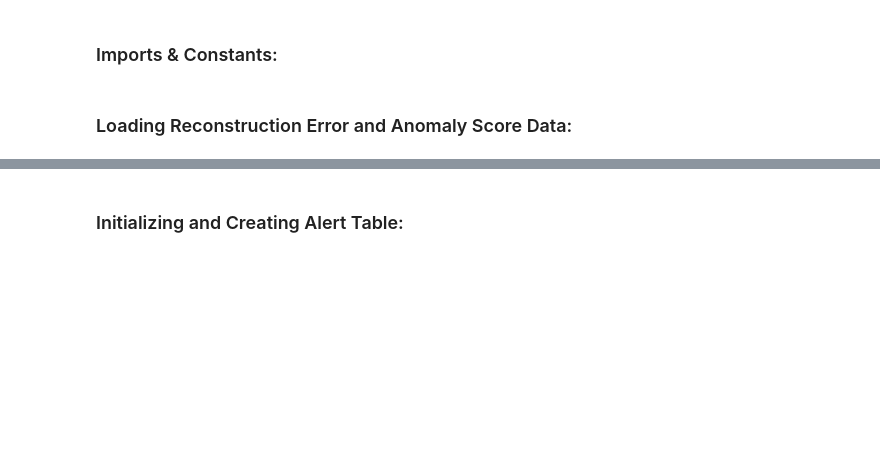
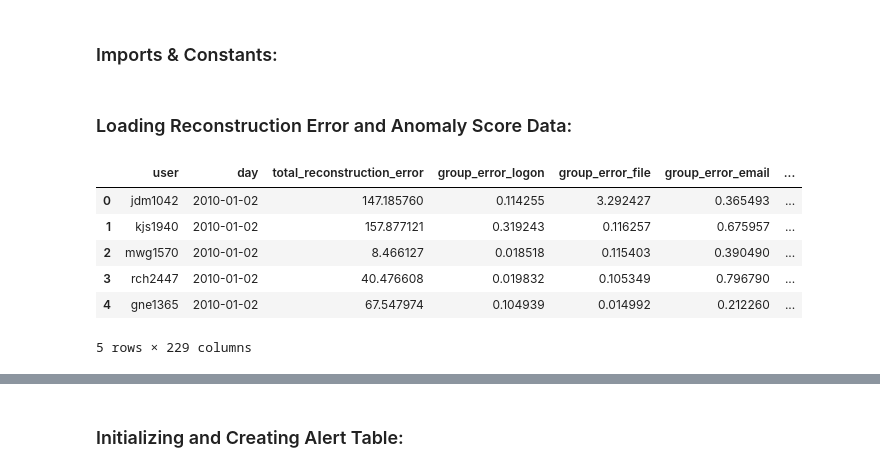
Before and after one commit to Aaron-Loera/Insider-Threat-Detection, a Jupyter notebook: Alert_Object_Builder.ipynb, the cells around one changed output, grey strips where cells are left out. Saved outputs shown, nothing was run; the diff lists cells and outputs as text; code cells hidden in the pictures; blank space fills up the shorter version.

```diff
--- a/Alert_Object_Builder.ipynb
+++ b/Alert_Object_Builder.ipynb
@@ -18,6 +18,15 @@ AGG_CASE_PATH = f"cases_{config.MODEL_VERSION}.parquet"
 # %%
 # Loading reconstruction table
 reconstruction_error_table = pd.read_parquet(RECON_TABLE_PATH)
+reconstruction_error_table.head()
+# %% [output]
+|  | user | day | total_reconstruction_error | group_error_logon | group_error_file | group_error_email | ... |
+| 0 | jdm1042 | 2010-01-02 | 147.185760 | 0.114255 | 3.292427 | 0.365493 | ... |
+| 1 | kjs1940 | 2010-01-02 | 157.877121 | 0.319243 | 0.116257 | 0.675957 | ... |
+| 2 | mwg1570 | 2010-01-02 | 8.466127 | 0.018518 | 0.115403 | 0.390490 | ... |
+| 3 | rch2447 | 2010-01-02 | 40.476608 | 0.019832 | 0.105349 | 0.796790 | ... |
+| 4 | gne1365 | 2010-01-02 | 67.547974 | 0.104939 | 0.014992 | 0.212260 | ... |
+5 rows × 229 columns
 # %%
 # Loading anomaly scores and temporal context columns (z-scores, rolling deltas)
 ueba_dataset = pd.read_parquet(UEBA_PATH)
```
Also changed, not shown: parts of 6 cells of this notebook, 4 other files.
